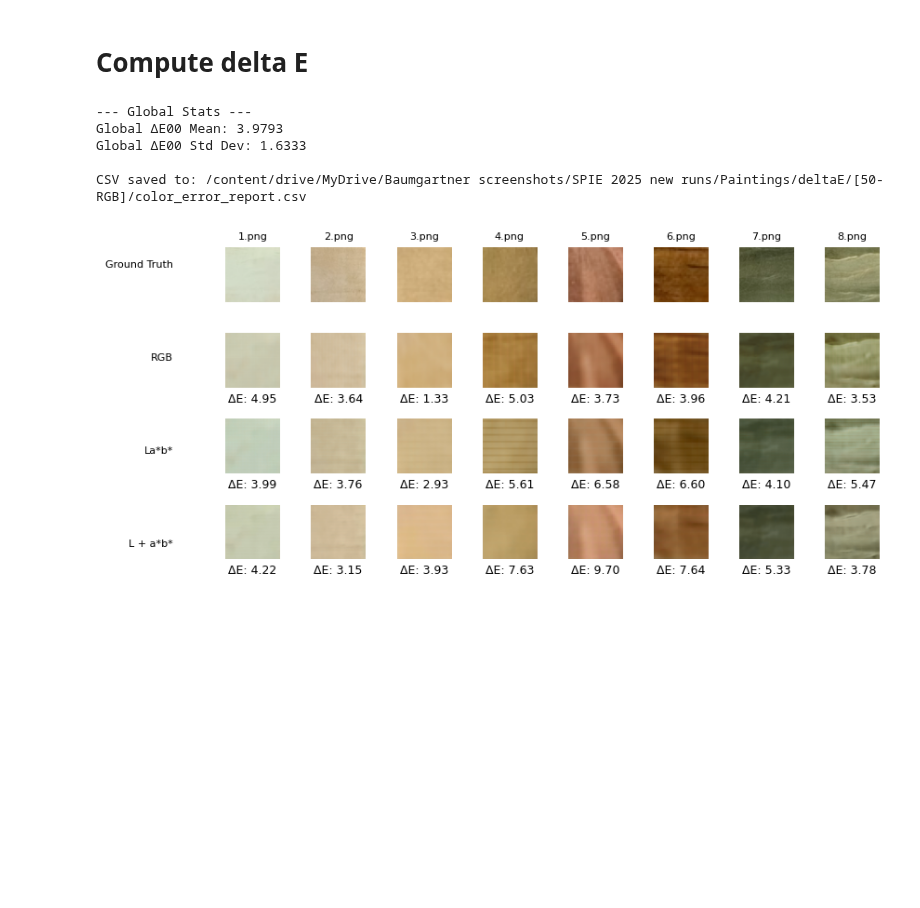
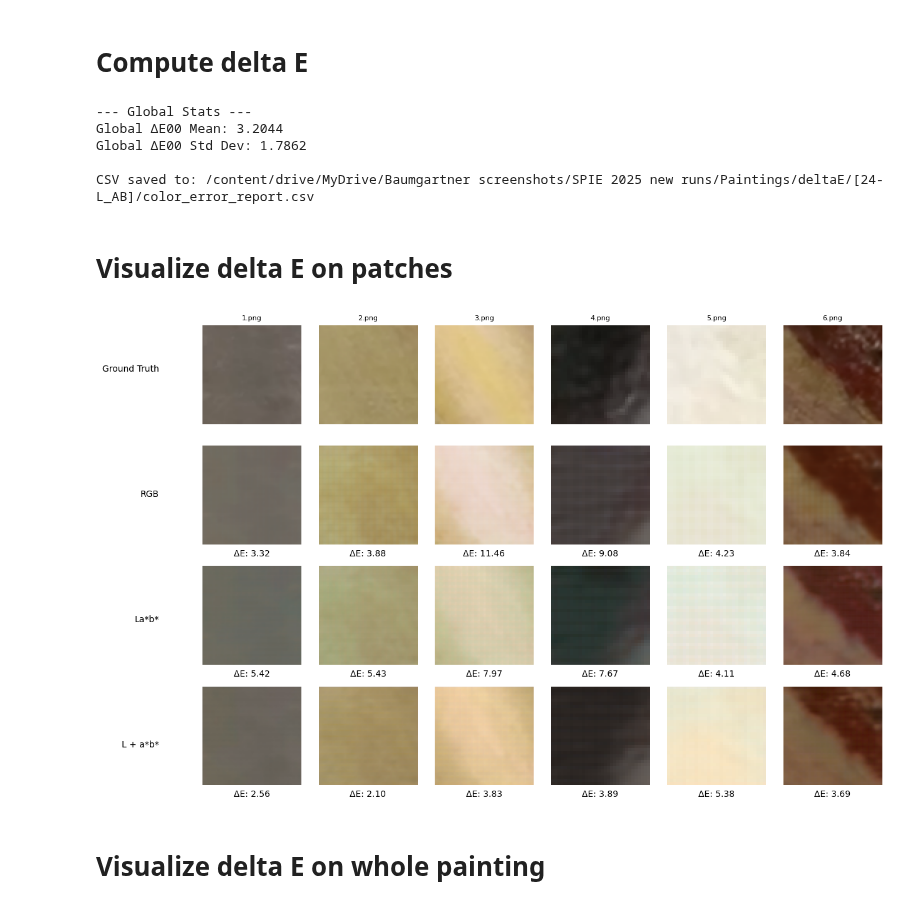
Before and after one commit to mgnarag/painting_restoration, a Jupyter notebook: Color_error_computation.ipynb, the cells around one changed output. Saved outputs shown, nothing was run; the diff lists cells and outputs as text; code cells hidden in the pictures; blank space fills up the shorter version.

```diff
--- a/Color_error_computation.ipynb
+++ b/Color_error_computation.ipynb
@@ -30,9 +30,9 @@ import PIL
 PIL.Image.MAX_IMAGE_PIXELS = 236958876
 
 # -------- CONFIGURATION -------- #
-input_folder = "deltaE/[50-Before-Test]"
-output_folder = "deltaE/[50-RGB]"
-model_path = "Model/50/unet_rgb.keras"
+input_folder = "deltaE/[24-Before-Test]"
+output_folder = "deltaE/[24-RGB]"
+model_path = "Model/24/unet_rgb.keras"
 n_size = 8
 # -------------------------------- #
 
@@ -121,9 +117,9 @@ import PIL
 PIL.Image.MAX_IMAGE_PIXELS = 236958876
 
 # -------- CONFIGURATION -------- #
-input_folder = "deltaE/[50-Before-Test]"
-output_folder = "deltaE/[50-LAB]"
-model_path = "Model/50/unet_lab.keras"
+input_folder = "deltaE/[24-Before-Test]"
+output_folder = "deltaE/[24-LAB]"
+model_path = "Model/24/unet_lab.keras"
 n_size = 8
 # -------------------------------- #
 
@@ -224,10 +216,10 @@ import PIL
 PIL.Image.MAX_IMAGE_PIXELS = 236958876
 
 # -------- CONFIGURATION -------- #
-input_folder = "deltaE/[50-Before-Test]"
-output_folder = "deltaE/[50-L_AB]"
-model_L_path = "Model/50/unet_L.keras"
-model_AB_path = "Model/50/unet_ab.keras"
+input_folder = "deltaE/[24-Before-Test]"
+output_folder = "deltaE/[24-L_AB]"
+model_L_path = "Model/24/unet_L.keras"
+model_AB_path = "Model/24/unet_ab.keras"
 n_size = 8
 # -------------------------------- #
 
@@ -459,8 +447,8 @@ import csv
 import numpy as np
 from skimage import io
 
-lab_folder = file_path + "deltaE/[50-RGB]"
-after_test_folder = file_path + "deltaE/[50-After-Test]"
+lab_folder = file_path + "deltaE/[24-L_AB]"
+after_test_folder = file_path + "deltaE/[24-After-Test]"
 
 # Get all image filenames in [24-RGB]
 lab_images = sorted([f for f in os.listdir(lab_folder) if f.lower().endswith(('.png', '.jpg', '.jpeg', '.tif', '.bmp'))])
@@ -548,20 +536,22 @@ with open(csv_path, mode='w', newline='') as csvfile:
 print(f"\nCSV saved to: {csv_path}")
 # %% [output]
 --- Global Stats ---
-Global ΔE00 Mean: 3.9793
-Global ΔE00 Std Dev: 1.6333
+Global ΔE00 Mean: 3.2044
+Global ΔE00 Std Dev: 1.7862
 
-CSV saved to: /content/drive/MyDrive/Baumgartner screenshots/SPIE 2025 new runs/Paintings/deltaE/[50-RGB]/color_error_report.csv
+CSV saved to: /content/drive/MyDrive/Baumgartner screenshots/SPIE 2025 new runs/Paintings/deltaE/[24-L_AB]/color_error_report.csv
+# %% [markdown]
+# Visualize delta E on patches
 # %%
 import matplotlib.pyplot as plt
 
 # Define all model folders
 model_folders = [
-    ("RGB", file_path + "deltaE/[50-RGB]"),       # Replace with actual model 1 folder
-    ("La*b*", file_path + "deltaE/[50-LAB]"),     # Replace with actual model 2 folder
-    ("L + a*b*", file_path + "deltaE/[50-L_AB]")      # Replace with actual model 3 folder
+    ("RGB", file_path + "deltaE/[24-RGB]"),       # Replace with actual model 1 folder
+    ("La*b*", file_path + "deltaE/[24-LAB]"),     # Replace with actual model 2 folder
+    ("L + a*b*", file_path + "deltaE/[24-L_AB]")      # Replace with actual model 3 folder
 ]
-ground_truth_folder = file_path + "deltaE/[50-After-Test]"
+ground_truth_folder = file_path + "deltaE/[24-After-Test]"
 
 image_filenames = sorted([
     f for f in os.listdir(model_folders[0][1])
@@ -594,38 +584,40 @@ for filename in image_filenames:
         delta_e_results[model_idx].append(delta_e)
 
 # Plotting
-fig, axes = plt.subplots(num_rows, num_images, figsize=(1 * num_images, 1 * num_rows))
+fig, axes = plt.subplots(num_rows, num_images, figsize=(2 * num_images, 2 * num_rows))
 
 if num_images == 1:
     axes = np.array([[axes[i]] for i in range(num_rows)])
 
 row_labels = ["Ground Truth"] + [name for name, _ in model_folders]
 
 for row_idx in range(num_rows):
     for col_idx, filename in enumerate(image_filenames):
         ax = axes[row_idx, col_idx]
 
         if row_idx == 0:
             img = io.imread(os.path.join(ground_truth_folder, filename))[2:-2, 2:-2]
         else:
             img = io.imread(os.path.join(model_folders[row_idx - 1][1], filename))[2:-2, 2:-2]
 
         ax.imshow(img)
         ax.axis('off')
 
         if row_idx == 0:
             ax.set_title(filename, fontsize=8)
         else:
             delta_e = delta_e_results[row_idx - 1][col_idx]
-            ax.text(0.5, -0.1, f"ΔE: {delta_e:.2f}", fontsize=9,
+            ax.text(0.5, -0.05, f"ΔE: {delta_e:.2f}", fontsize=10,
                     ha='center', va='top', transform=ax.transAxes)
 
 # Add row labels using fig.text (guaranteed visibility)
 for row_idx, label in enumerate(row_labels):
     y = 1 - (row_idx + 0.5) / num_rows  # Center label on row
-    fig.text(0.02, y, label, fontsize=8, va='center', ha='right')
+    fig.text(0.02, y, label, fontsize=10, va='center', ha='right')
 
 plt.tight_layout(rect=[0.06, 0, 1, 1])  # Leave room on the left for labels
 plt.show()
 # %% [output]
-[figure, old version]
+[figure, new version]
+# %% [markdown]
+# Visualize delta E on whole painting
```
Also changed, not shown: parts of 6 cells of this notebook.
